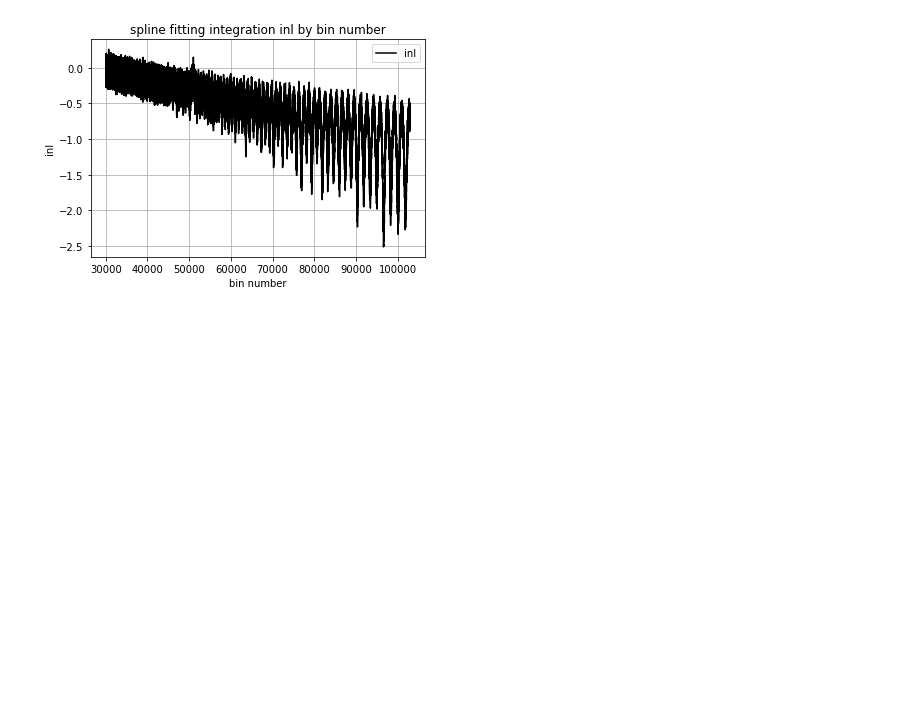
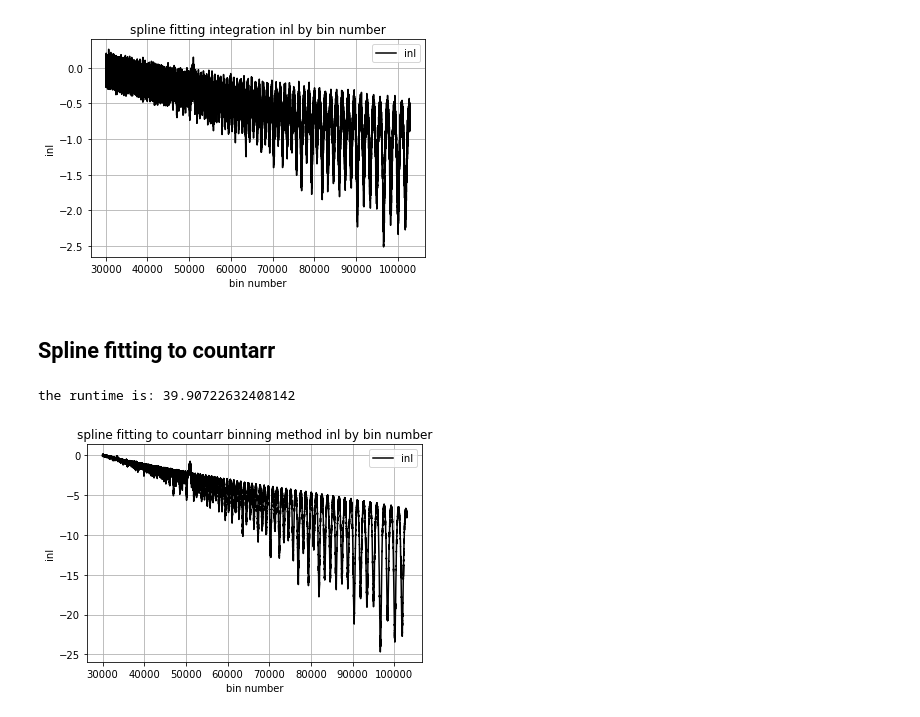
Before and after one commit to rejnicho/inl-investigation-notebooks, a Jupyter notebook: method comparison.ipynb, the cells around one changed output. Cells and saved outputs as stored; diff of their text form; code cells hidden in the pictures; blank space fills up the shorter version.

```diff
--- a/method comparison.ipynb
+++ b/method comparison.ipynb
@@ -125,7 +125,6 @@ def buildedges(cs, counts): #reduces
             break
         inte = cs.integrate(left, left+1) #generically make the width = 1
         right = left + 1
-        x = 0 #a counter for issues
         bcvar = 0.25 #bin change variable (start with 25% change)
         while len(edges) != a+2:
             if counts[a]-0.01 < inte < counts[a] +0.01: #make the requirement sufficient
@@ -136,7 +135,6 @@ def buildedges(cs, counts): #reduces
             elif counts[a] < inte:  #bin is too big
                 right, bcvar = makenarrow(bcvar, right, left)
                 inte = cs.integrate(left, right)
-            x +=1
     return edges
 # %%
 st = time.time()
@@ -150,3 +148,19 @@ bins = 30000 + np.arange(0, len(intedges)-1)
 intinl = examineinl(intedges, bins, "spline fitting integration")
 # %% [output]
 [figure]
+# %% [markdown]
+## Spline fitting to countarr
+# %%
+cscount = scipy.interpolate.CubicSpline(termbins[1:], termcountarr[1:])
+# %%
+startca = time.time()
+edgescountarr = buildedges(cscount, termcountarr[1:]) #exclude 29999 to start the array at 30k
+endca = time.time()
+print("the runtime is:", endca - startca)
+# %% [output]
+the runtime is: 39.90722632408142
+# %%
+inlbinscount = 30000 + np.arange(0, len(edgescountarr)-1)
+inlcount = examineinl(edgescountarr, inlbinscount, "spline fitting to countarr binning method")
+# %% [output]
+[figure, added]
```
